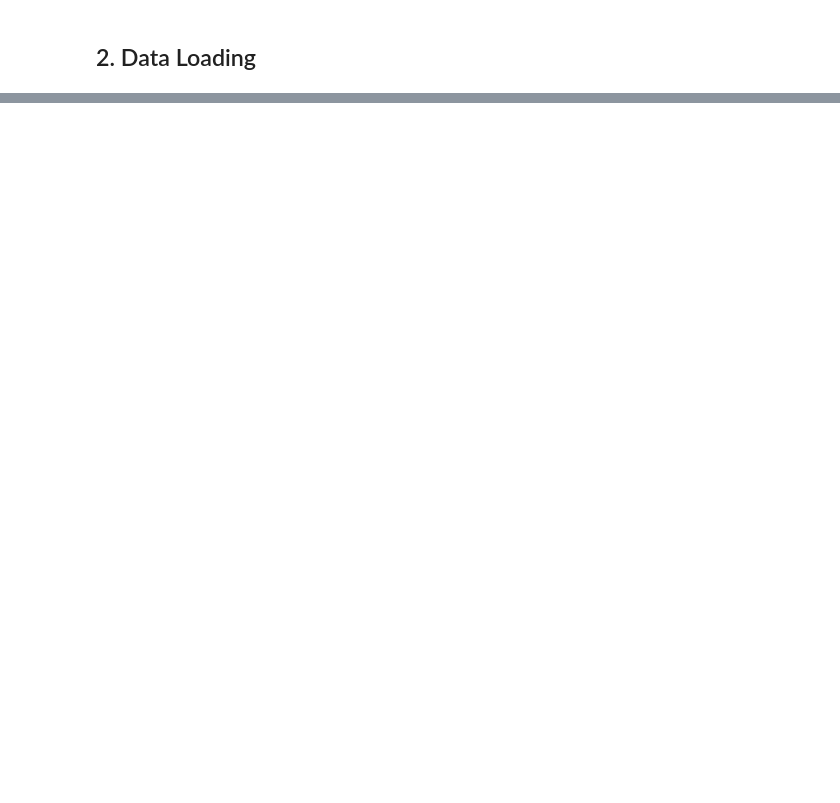
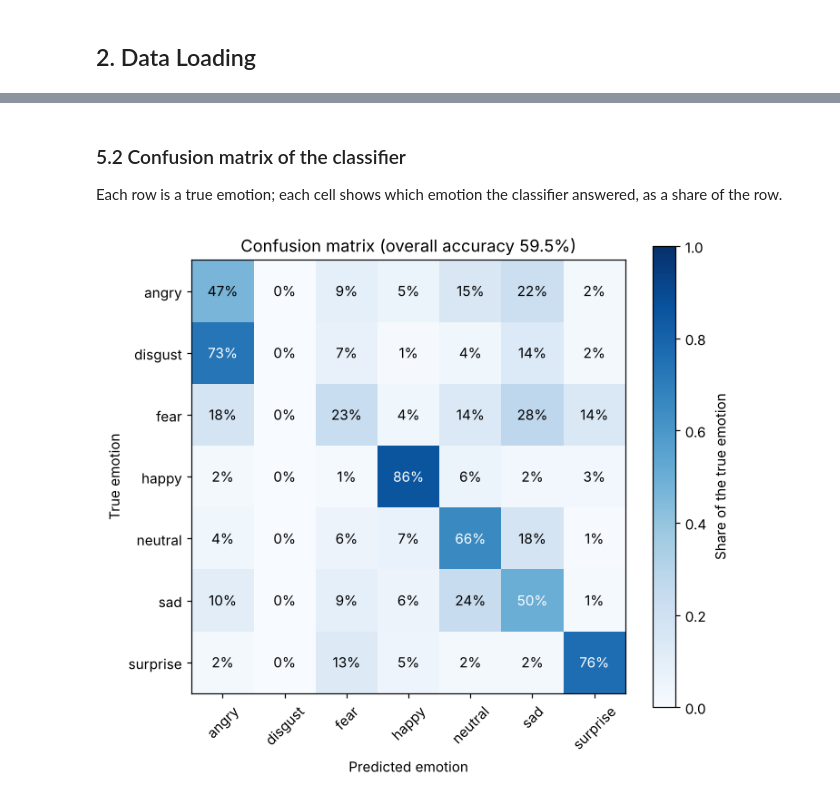
Before and after one commit to ssoossaa/mood-song-recommender, a Jupyter notebook: mood_recommender.ipynb, the cells around one changed output, grey strips where cells are left out. Drawn from its saved outputs; the diff is of its cells as text; code cells hidden in the pictures; blank space fills up the shorter version.

```diff
--- a/mood_recommender.ipynb
+++ b/mood_recommender.ipynb
@@ -71,0 +619,25 @@ def recommend(face_emotion):
+# %% [markdown]
+### 5.2 Confusion matrix of the classifier
+
+Each row is a true emotion; each cell shows which emotion the classifier answered, as a share of the row.
+# %%
+confusion = pd.crosstab(faces["true_emotion"], faces["predicted_emotion"], normalize="index")
+confusion = confusion.reindex(index=EMOTIONS, columns=EMOTIONS, fill_value=0)
+
+fig, ax = plt.subplots(figsize=(7, 6))
+image = ax.imshow(confusion.values, cmap="Blues", vmin=0, vmax=1)
+ax.set_xticks(range(7))
+ax.set_xticklabels(EMOTIONS, rotation=45)
+ax.set_yticks(range(7))
+ax.set_yticklabels(EMOTIONS)
+ax.set_xlabel("Predicted emotion")
+ax.set_ylabel("True emotion")
+ax.set_title(f"Confusion matrix (overall accuracy {faces['correct'].mean():.1%})")
+for i in range(7):
+    for j in range(7):
+        value = confusion.values[i, j]
+        ax.text(j, i, f"{value:.0%}", ha="center", va="center", color="white" if value > 0.5 else "black")
+fig.colorbar(image, ax=ax, label="Share of the true emotion")
+plt.show()
+# %% [output]
+[figure, added]
```
Also changed, not shown: parts of 48 cells of this notebook, 31 other files.
